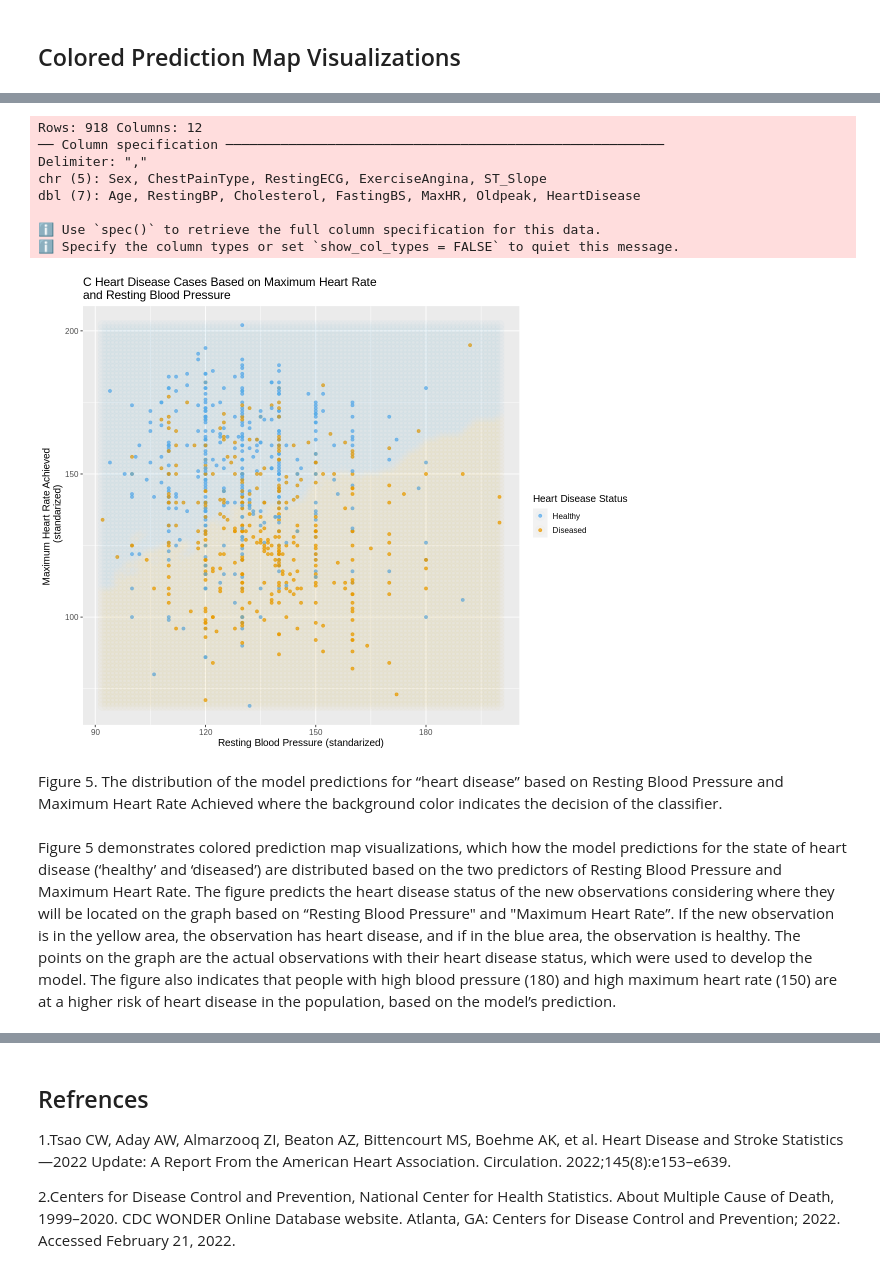
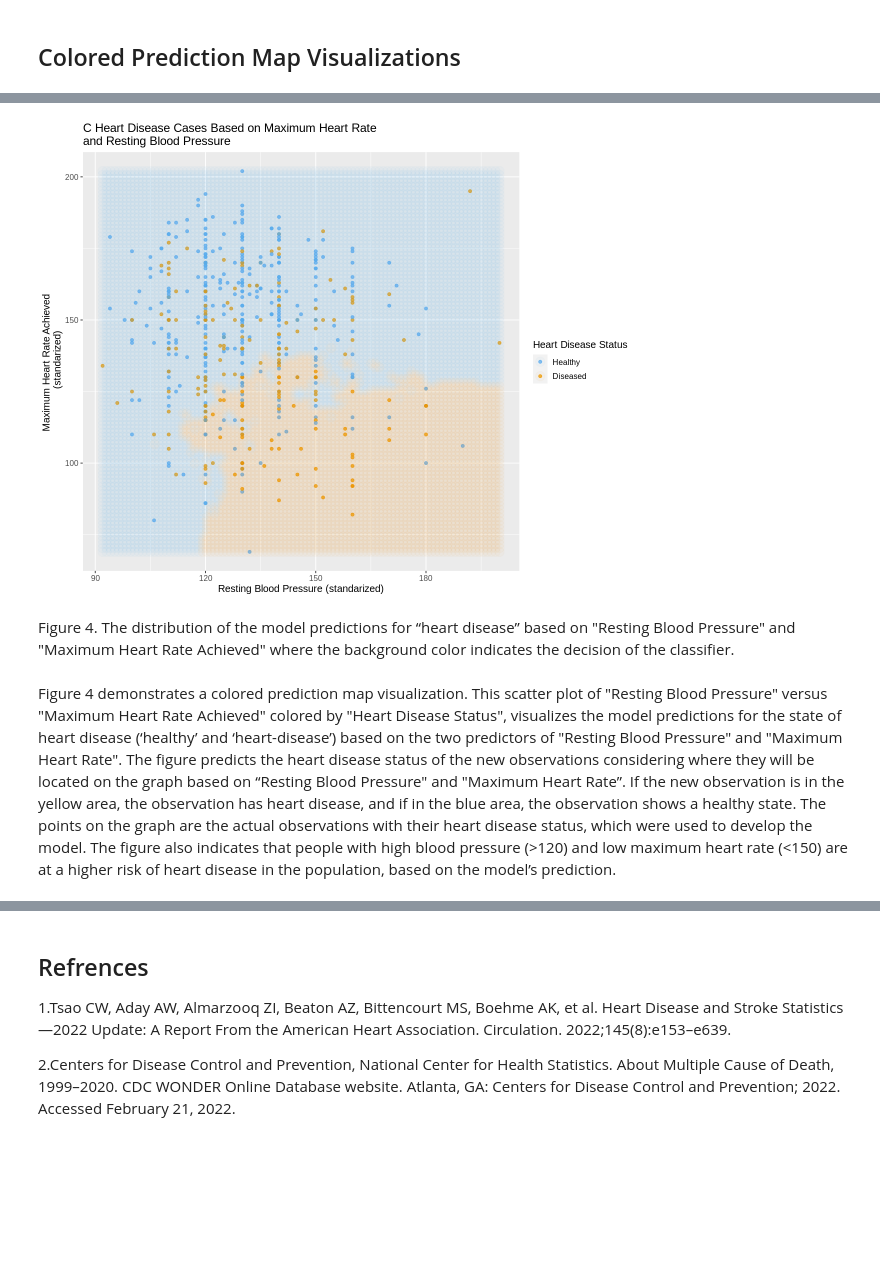
Before and after one commit to kiarashbahari/Group_project, a Jupyter notebook: project.ipynb, the cells around one changed output, grey strips where cells are left out. Drawn from its saved outputs; the diff is of its cells as text; code cells hidden in the pictures; blank space fills up the shorter version.

```diff
--- a/project.ipynb
+++ b/project.ipynb
@@ -514,12 +395,10 @@ check this
 # %%
 set.seed (123)
-heart_data_3 <- read_csv("data/heart.csv") |>
-    filter(Cholesterol!=0) |>
-    mutate(HeartDisease = as.factor(HeartDisease))|>
+heart_data_3 <- data_heart |>
     select(RestingBP, MaxHR, HeartDisease)
 
 
-knn_spec2 <- nearest_neighbor(weight_func = "rectangular", neighbors = 66) |>
+knn_spec2 <- nearest_neighbor(weight_func = "rectangular", neighbors = 46) |>
         set_engine("kknn") |>
         set_mode("classification")
 
@@ -549,43 +428,34 @@ asgrid <- as_tibble(expand.grid(RestingBP = rbp_grid,
 
 knnPredGrid2 <- predict(knn_fit2, asgrid)
 
 # bind the predictions as a new column with the grid points
 prediction_table <- bind_cols(knnPredGrid2, asgrid) |>
   rename(HeartDisease = .pred_class)
 
 
 wkflw_plot2 <-
   ggplot() +
   geom_point(data = heart_data_3,
              mapping = aes(x = RestingBP,
                            y = MaxHR,
                            color = HeartDisease),
              alpha = 0.75) +
 
   geom_point(data = prediction_table,
              mapping = aes(x = RestingBP,
                            y = MaxHR,
                            color = HeartDisease),
-             alpha = 0.02, size = 5) +
+             alpha = 0.03, size = 5) +
 
     labs(color = "Heart Disease Status",
        x = "Resting Blood Pressure (standarized)",
        y = "Maximum Heart Rate Achieved \n (standarized)") +
     ggtitle("C Heart Disease Cases Based on Maximum Heart Rate \nand Resting Blood Pressure") +
     scale_color_manual(labels = c("Healthy","Diseased"),
                      values = c("steelblue2","orange2")) +
   theme(text = element_text(size = 12))
-
 wkflw_plot2
 # %% [output]
-Rows: 918 Columns: 12
-── Column specification ────────────────────────────────────────────────────────
-Delimiter: ","
-chr (5): Sex, ChestPainType, RestingECG, ExerciseAngina, ST_Slope
-dbl (7): Age, RestingBP, Cholesterol, FastingBS, MaxHR, Oldpeak, HeartDisease
-
-ℹ Use `spec()` to retrieve the full column specification for this data.
-ℹ Specify the column types or set `show_col_types = FALSE` to quiet this message.
-[figure, old version]
+[figure, new version]
 # %% [markdown]
-Figure 5. The distribution of the model predictions for “heart disease” based on Resting Blood Pressure and Maximum Heart Rate Achieved where the background color indicates the decision of the classifier.
+Figure 4. The distribution of the model predictions for “heart disease” based on "Resting Blood Pressure" and "Maximum Heart Rate Achieved" where the background color indicates the decision of the classifier.
@@ -594,2 +462,2 @@ maybe add to the end what each color correspond to each prediction
 # %% [markdown]
-Figure 5 demonstrates colored prediction map visualizations, which how the model predictions for the state of heart disease (‘healthy’ and ‘diseased’) are distributed based on the two predictors of Resting Blood Pressure and Maximum Heart Rate. The figure predicts the heart disease status of the new observations considering where they will be located on the graph based on “Resting Blood Pressure" and "Maximum Heart Rate”. If the new observation is in the yellow area, the observation has heart disease, and if in the blue area, the observation is healthy. The points on the graph are the actual observations with their heart disease status, which were used to develop the model. The figure also indicates that people with high blood pressure (180) and high maximum heart rate (150) are at a higher risk of heart disease in the population, based on the model’s prediction.
+Figure 4 demonstrates a colored prediction map visualization. This scatter plot of "Resting Blood Pressure" versus "Maximum Heart Rate Achieved" colored by "Heart Disease Status", visualizes the model predictions for the state of heart disease (‘healthy’ and ‘heart-disease’) based on the two predictors of "Resting Blood Pressure" and "Maximum Heart Rate". The figure predicts the heart disease status of the new observations considering where they will be located on the graph based on “Resting Blood Pressure" and "Maximum Heart Rate”. If the new observation is in the yellow area, the observation has heart disease, and if in the blue area, the observation shows a healthy state. The points on the graph are the actual observations with their heart disease status, which were used to develop the model. The figure also indicates that people with high blood pressure (>120) and low maximum heart rate (<150) are at a higher risk of heart disease in the population, based on the model’s prediction.
```
Also changed, not shown: parts of 37 cells of this notebook.
